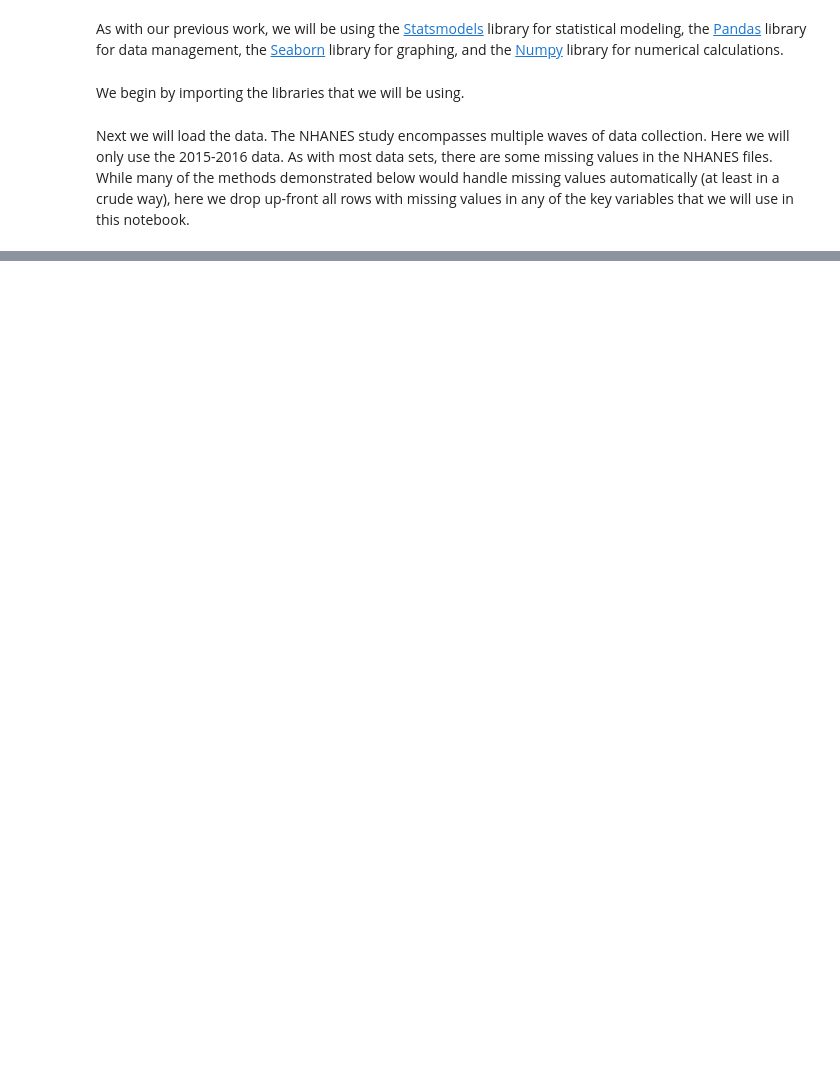
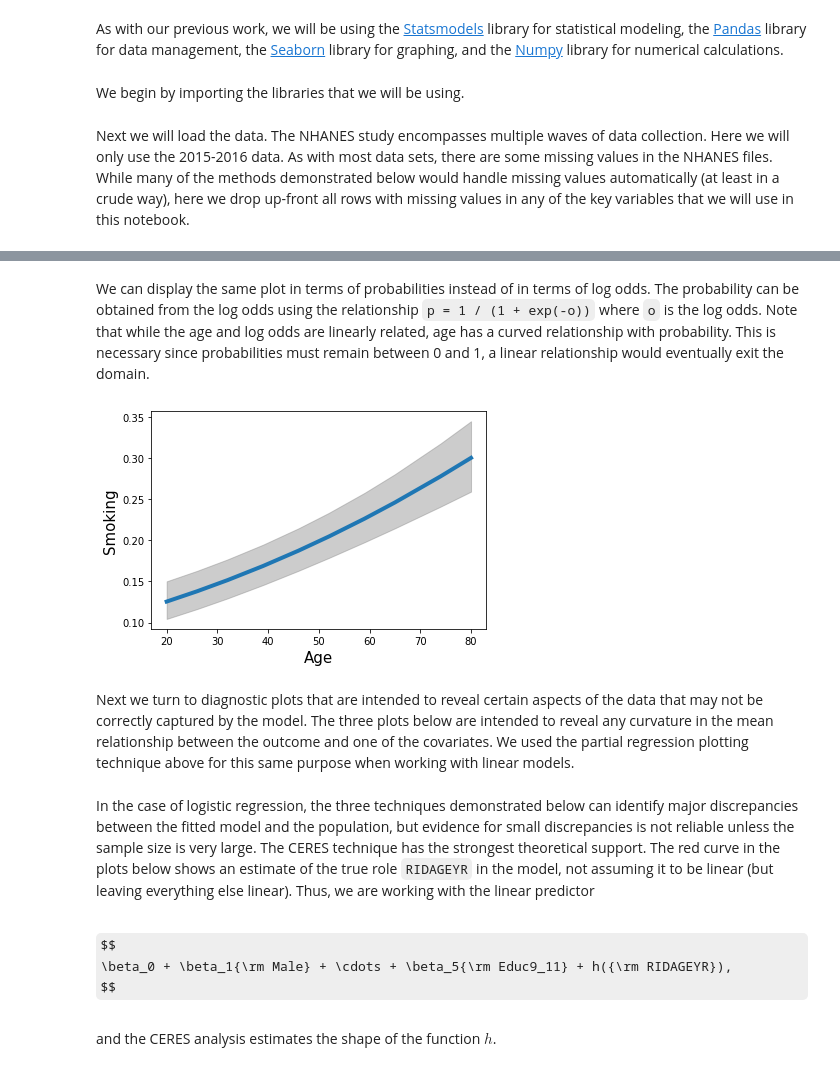
Before and after one commit to kshedden/workshops, a Jupyter notebook: glm_python/notebooks/nhanes_glm.ipynb, the cells around one changed output, grey strips where cells are left out. Saved outputs shown, nothing was run; the diff lists cells and outputs as text; code cells hidden in the pictures; some formulas as TeX source; blank space fills up the shorter version.

```diff
--- a/glm_python/notebooks/nhanes_glm.ipynb
+++ b/glm_python/notebooks/nhanes_glm.ipynb
@@ -841,0 +523,39 @@ Model Family:                 Poisson   Df Model:                            5
+# %% [markdown]
+We can display the same plot in terms of probabilities instead of in
+terms of log odds.  The probability can be obtained from the log odds
+using the relationship `p = 1 / (1 + exp(-o))` where `o` is the log
+odds.  Note that while the age and log odds are linearly related, age
+has a curved relationship with probability.  This is necessary since
+probabilities must remain between 0 and 1, a linear relationship would
+eventually exit the domain.
+# %%
+pr1 = 1 / (1 + np.exp(-pr))
+cb1 = 1 / (1 + np.exp(-cb))
+ax = sns.lineplot(fv, pr1, lw=4)
+ax.fill_between(fv, cb1[:, 0], cb1[:, 1], color='grey', alpha=0.4)
+ax.set_xlabel("Age", size=15)
+_ = ax.set_ylabel("Smoking", size=15)
+# %% [output]
+[figure, added]
+# %% [markdown]
+Next we turn to diagnostic plots that are intended to reveal certain
+aspects of the data that may not be correctly captured by the model.
+The three plots below are intended to reveal any curvature in the mean
+relationship between the outcome and one of the covariates. We used
+the partial regression plotting technique above for this same purpose
+when working with linear models.
+# %% [markdown]
+In the case of logistic regression, the three techniques demonstrated
+below can identify major discrepancies between the fitted model and
+the population, but evidence for small discrepancies is not reliable
+unless the sample size is very large.  The CERES technique has the
+strongest theoretical support.  The red curve in the plots below shows
+an estimate of the true role `RIDAGEYR` in the model, not assuming it
+to be linear (but leaving everything else linear).  Thus, we are
+working with the linear predictor
+# %% [markdown]
+$$
+\beta_0 + \beta_1{\rm Male} + \cdots + \beta_5{\rm Educ9_11} + h({\rm RIDAGEYR}),
+$$
+# %% [markdown]
+and the CERES analysis estimates the shape of the function $h$.
```
Also changed, not shown: parts of 128 cells of this notebook, 3 other files.
